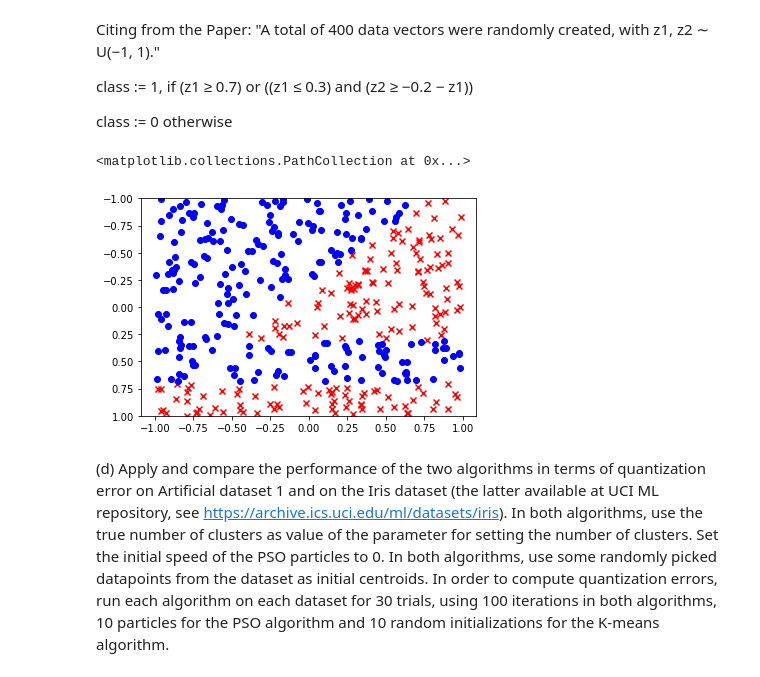
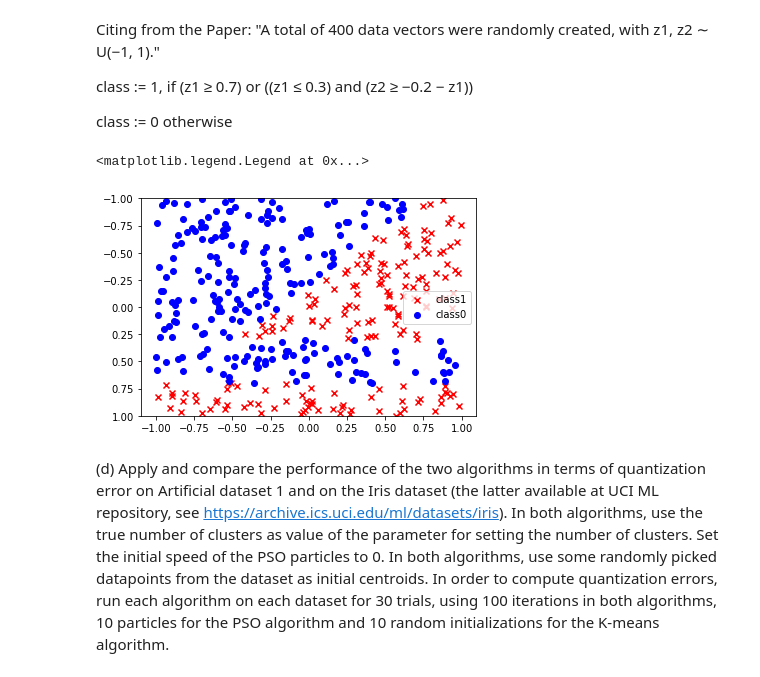
Before and after one commit to JanSchering/natural_computing, a Jupyter notebook: assignment_2/Ex3.ipynb, the cells around one changed output. Drawn from its saved outputs; the diff is of its cells as text; code cells hidden in the pictures.

```diff
--- a/assignment_2/Ex3.ipynb
+++ b/assignment_2/Ex3.ipynb
@@ -312,32 +323,40 @@ class := 1, if (z1 ≥ 0.7) or ((z1 ≤ 0.3) and (z2 ≥ −0.2 − z1))
 
 class := 0 otherwise
 # %%
+def plot_dataset(plt, dataset):
+    """Helper-Function: Produces a plot of the given dataset with classification according to Artificial Problem 1
+
+    Args:
+        dataset (np.ndarray): The Dataset
+    """
+    # Extract the feature vectors from the Dataset
+    z1 = dataset[:, 0]
+    z2 = dataset[:, 1]
+    # Create a boolean mask from the first condition
+    cond1 = z1 >= 0.7
+    # Create a boolean mask from the second condition, which is a logical AND of two subconditions
+    subcond1 = z1 <= 0.3
+    subcond2 = z2 >= -0.2 - z1
+    subcond_stack = np.stack([subcond1,subcond2], axis=1)
+    cond2 = subcond_stack.all(axis=1)
+    #Create a Full boolean mask which is a logical OR of the two masks
+    full_cond_stack = np.stack([cond1, cond2], axis=1)
+    full_cond = full_cond_stack.any(axis=1)
+    # Use the mask to define the class sets
+    ones = dataset[full_cond]
+    zeros = dataset[np.logical_not(full_cond)]
+    # The plot in the paper is flipped vertically with the bottom limit being 1 and the top limit -1
+    plt.axis(ymax=-1, ymin=1)
+    # Plot the class sets
+    plt.scatter(ones[:, 1], ones[:, 0], marker="x", color="r", label="class1")
+    plt.scatter(zeros[:, 1], zeros[:, 0], marker="o", color="b", label="class0")
+
 dataset = np.random.uniform(-1,1,[400,2])
-
-z1 = dataset[:, 0]
-z2 = dataset[:, 1]
-
-cond1 = z1 >= 0.7
-
-subcond1 = z1 <= 0.3
-subcond2 = z2 >= -0.2 - z1
-subcond_stack = np.stack([subcond1,subcond2], axis=1)
-cond2 = subcond_stack.all(axis=1)
-
-full_cond_stack = np.stack([cond1, cond2], axis=1)
-full_cond = full_cond_stack.any(axis=1)
-
-ones = dataset[full_cond]
-zeros = dataset[np.logical_not(full_cond)]
-
-# The plot in the paper is flipped vertically with the bottom limit being 1 and the top limit -1
-plt.ylim(top=-1, bottom=1)
-
-plt.scatter(ones[:, 1], ones[:, 0], marker="x", color="r")
-plt.scatter(zeros[:, 1], zeros[:, 0], marker="o", color="b")
+plot_dataset(plt, dataset)
+plt.legend(loc="best")
 # %% [output]
-<matplotlib.collections.PathCollection at 0x...>
+<matplotlib.legend.Legend at 0x...>
-[figure, old version]
+[figure, new version]
 # %% [markdown]
 (d) Apply and compare the performance of the two algorithms in terms of quantization error on Artificial dataset 1 and on the Iris dataset (the latter available at
 UCI ML repository, see https://archive.ics.uci.edu/ml/datasets/iris).
```
Also changed, not shown: parts of 9 cells of this notebook.
